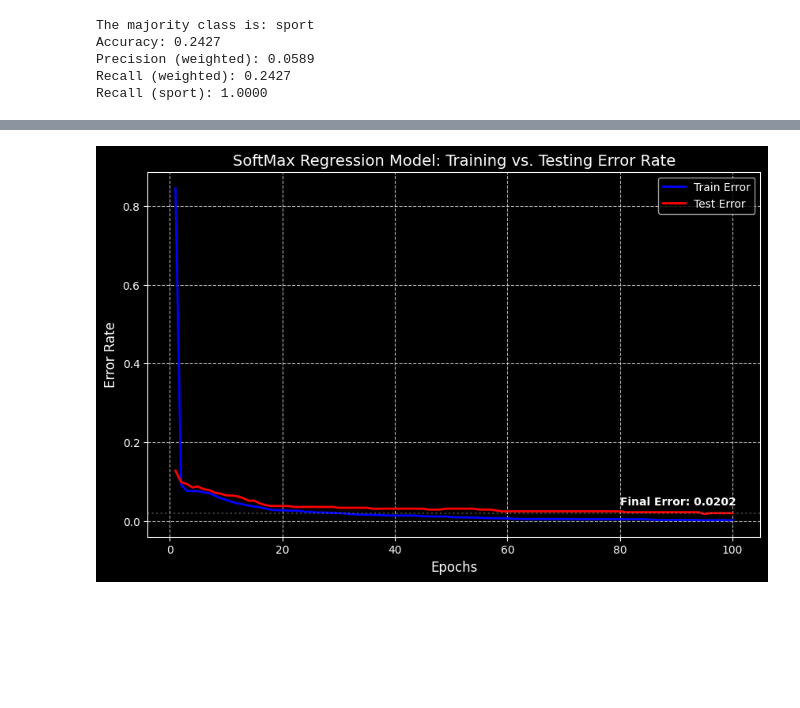
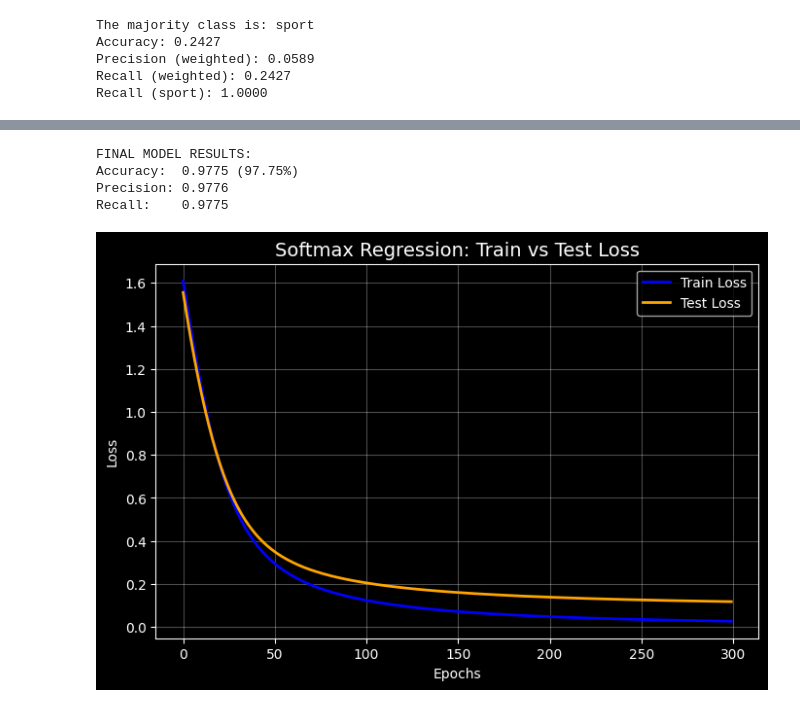
Before and after one commit to noa844/bbc-news-classification, a Jupyter notebook: BBC_News_Classification.ipynb, the cells around one changed output, grey strips where cells are left out. Cells and saved outputs as stored; diff of their text form; code cells hidden in the pictures; blank space fills up the shorter version.

```diff
--- a/BBC_News_Classification.ipynb
+++ b/BBC_News_Classification.ipynb
@@ -251,20 +234,44 @@ Final Recall: 0.9798
+# %%
+from sklearn.metrics import precision_score, recall_score, accuracy_score
+
+
+model.eval()
+
+with torch.no_grad():
+
+    test_outputs = model(X_test_tensor)
+    _, y_pred = torch.max(test_outputs, 1)
+
+
+    y_true_np = y_test_tensor.numpy()
+    y_pred_np = y_pred.numpy()
+
+final_acc = accuracy_score(y_true_np, y_pred_np)
+final_precision = precision_score(y_true_np, y_pred_np, average='weighted')
+final_recall = recall_score(y_true_np, y_pred_np, average='weighted')
+
+
+print(f"FINAL MODEL RESULTS:")
+print(f"Accuracy:  {final_acc:.4f} ({final_acc*100:.2f}%)")
+print(f"Precision: {final_precision:.4f}")
+print(f"Recall:    {final_recall:.4f}")
+# %% [output]
+FINAL MODEL RESULTS:
+Accuracy:  0.9775 (97.75%)
+Precision: 0.9776
+Recall:    0.9775
 # %%
 import matplotlib.pyplot as plt
 
-plt.figure(figsize=(10, 6))
-plt.plot(range(1, epochs + 1), history_train_error, label='Train Error', color='blue', lw=2)
-plt.plot(range(1, epochs + 1), history_test_error, label='Test Error', color='red', lw=2)
-
-# Adding a horizontal line at the final test error for clarity
-final_error = history_test_error[-1]
-plt.axhline(y=final_error, color='gray', linestyle=':', alpha=0.5)
-plt.text(len(history_test_error)-20, final_error + 0.02, f'Final Error: {final_error:.4f}', fontsize=10, fontweight='bold')
-
-plt.title('SoftMax Regression Model: Training vs. Testing Error Rate', fontsize=14)
-plt.xlabel('Epochs', fontsize=12)
-plt.ylabel('Error Rate', fontsize=12)
+# --- Softmax: Train Loss vs Test Loss ---
+plt.figure(figsize=(8, 5))
+plt.plot(history_softmax['train_loss'], label='Train Loss', color='blue', lw=2)
+plt.plot(history_softmax['test_loss'], label='Test Loss', color='orange', lw=2)
+plt.title('Softmax Regression: Train vs Test Loss', fontsize=14)
+plt.xlabel('Epochs')
+plt.ylabel('Loss')
 plt.legend()
-plt.grid(True, linestyle='--', alpha=0.7)
+plt.grid(True, alpha=0.3)
 plt.show()
 # %% [output]
-[figure, old version]
+[figure, new version]
```
Also changed, not shown: parts of 9 cells of this notebook, 3 other files.
